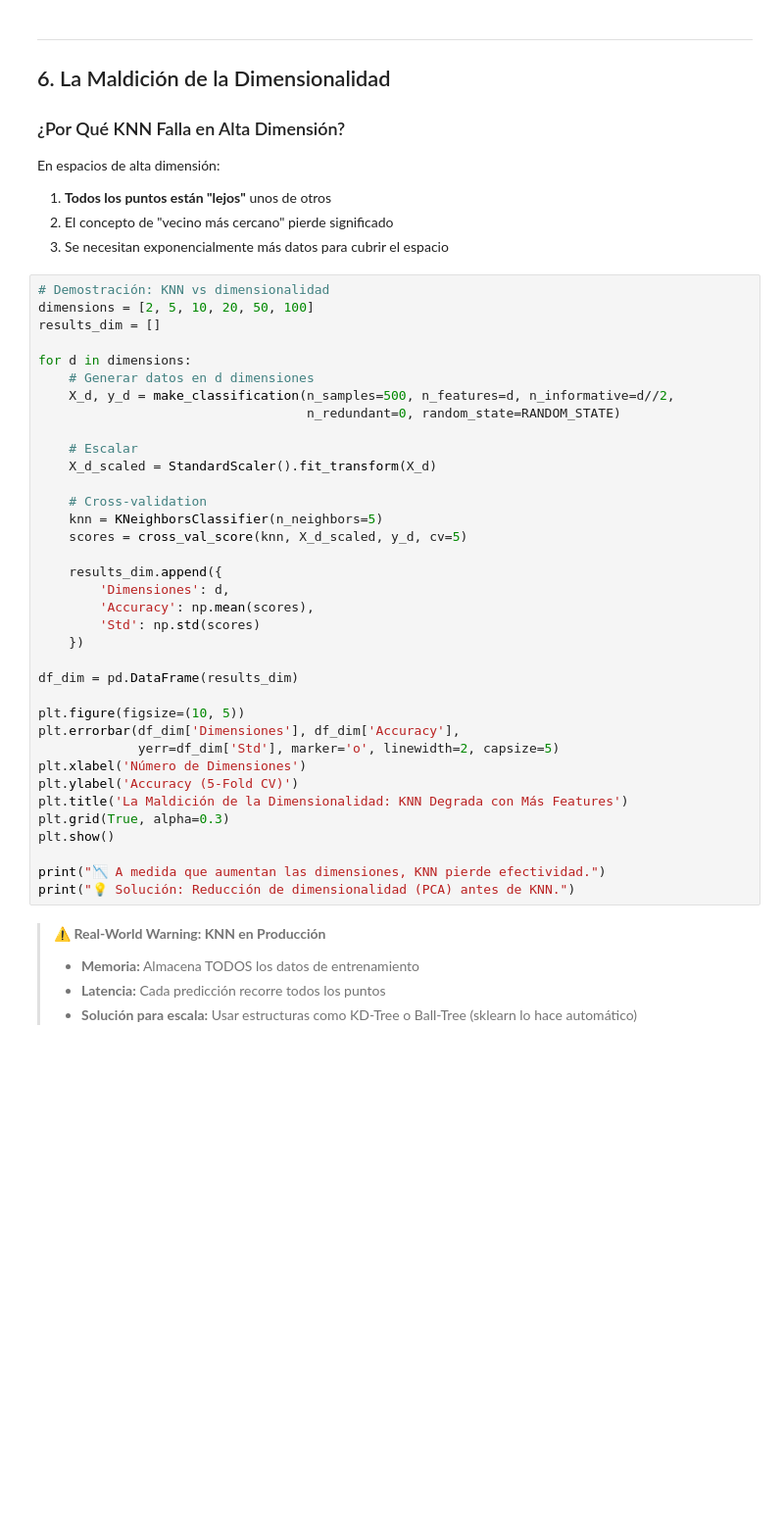
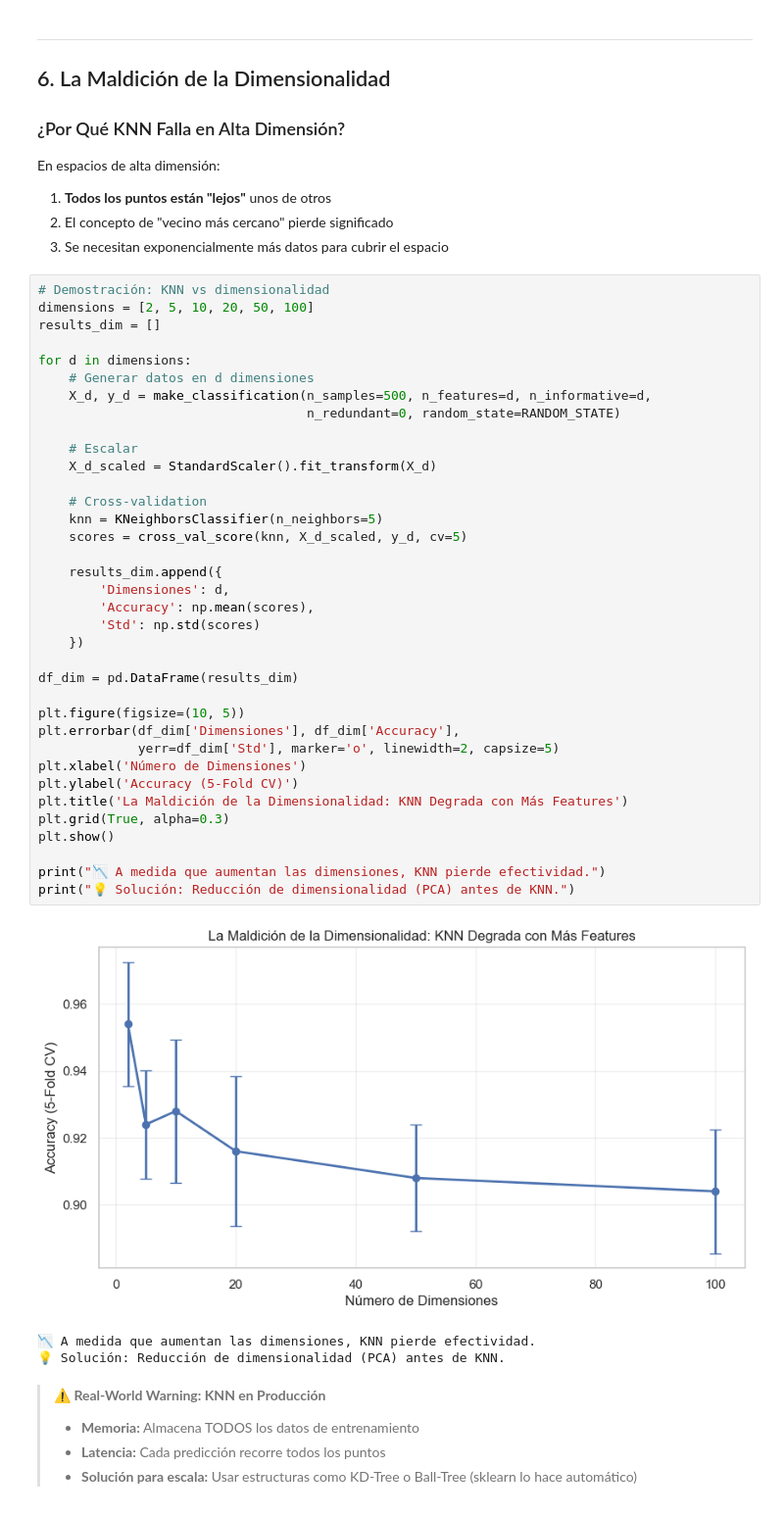
Before and after one commit to JordanKingPeru/ml-supervisado-uni, a Jupyter notebook: 02_Sesion_Arboles_Ensembles/notebooks/00e_KNN_Intro.ipynb, the cells around one changed output. Shown at 98% size. Cells and saved outputs as stored; diff of their text form; blank space fills up the shorter version.

```diff
--- a/02_Sesion_Arboles_Ensembles/notebooks/00e_KNN_Intro.ipynb
+++ b/02_Sesion_Arboles_Ensembles/notebooks/00e_KNN_Intro.ipynb
@@ -298,35 +323,39 @@ results_dim = []
 
 for d in dimensions:
     # Generar datos en d dimensiones
-    X_d, y_d = make_classification(n_samples=500, n_features=d, n_informative=d//2,
+    X_d, y_d = make_classification(n_samples=500, n_features=d, n_informative=d,
                                    n_redundant=0, random_state=RANDOM_STATE)
 
     # Escalar
     X_d_scaled = StandardScaler().fit_transform(X_d)
 
     # Cross-validation
     knn = KNeighborsClassifier(n_neighbors=5)
     scores = cross_val_score(knn, X_d_scaled, y_d, cv=5)
 
     results_dim.append({
         'Dimensiones': d,
         'Accuracy': np.mean(scores),
         'Std': np.std(scores)
     })
 
 df_dim = pd.DataFrame(results_dim)
 
 plt.figure(figsize=(10, 5))
 plt.errorbar(df_dim['Dimensiones'], df_dim['Accuracy'],
              yerr=df_dim['Std'], marker='o', linewidth=2, capsize=5)
 plt.xlabel('Número de Dimensiones')
 plt.ylabel('Accuracy (5-Fold CV)')
 plt.title('La Maldición de la Dimensionalidad: KNN Degrada con Más Features')
 plt.grid(True, alpha=0.3)
 plt.show()
 
 print("📉 A medida que aumentan las dimensiones, KNN pierde efectividad.")
 print("💡 Solución: Reducción de dimensionalidad (PCA) antes de KNN.")
+# %% [output]
+[figure, added]
+📉 A medida que aumentan las dimensiones, KNN pierde efectividad.
+💡 Solución: Reducción de dimensionalidad (PCA) antes de KNN.
 # %% [markdown]
 > **⚠️ Real-World Warning: KNN en Producción**
 > - **Memoria:** Almacena TODOS los datos de entrenamiento
```
Also changed, not shown: parts of 9 cells of this notebook, 9 other files.
